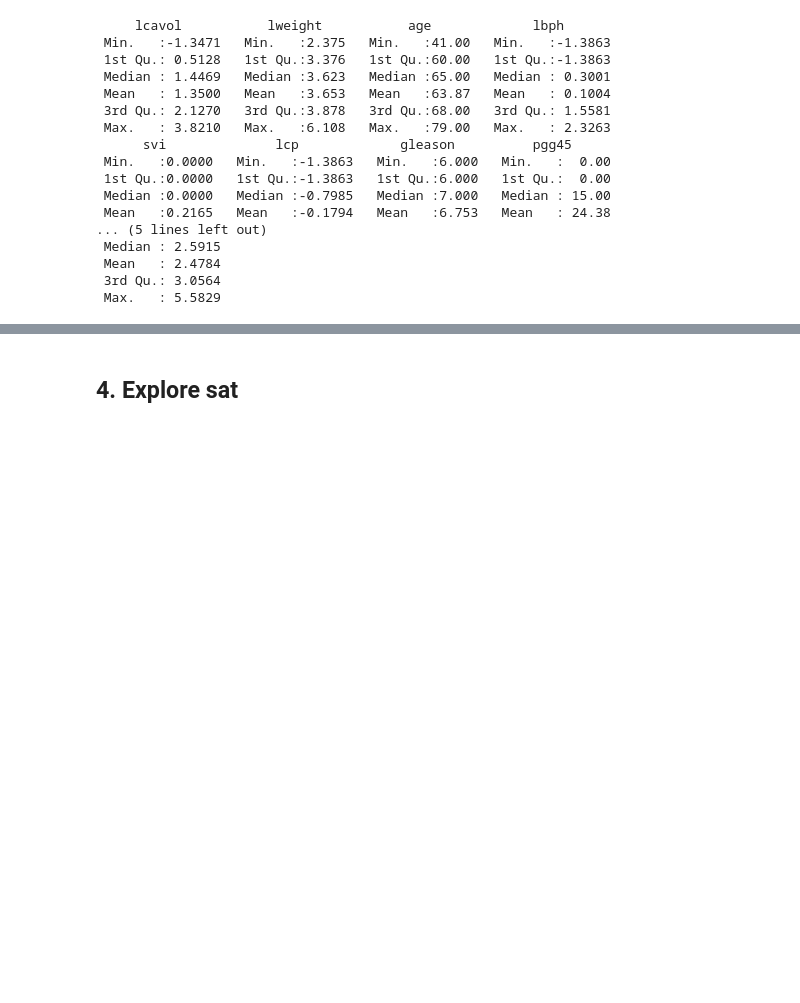
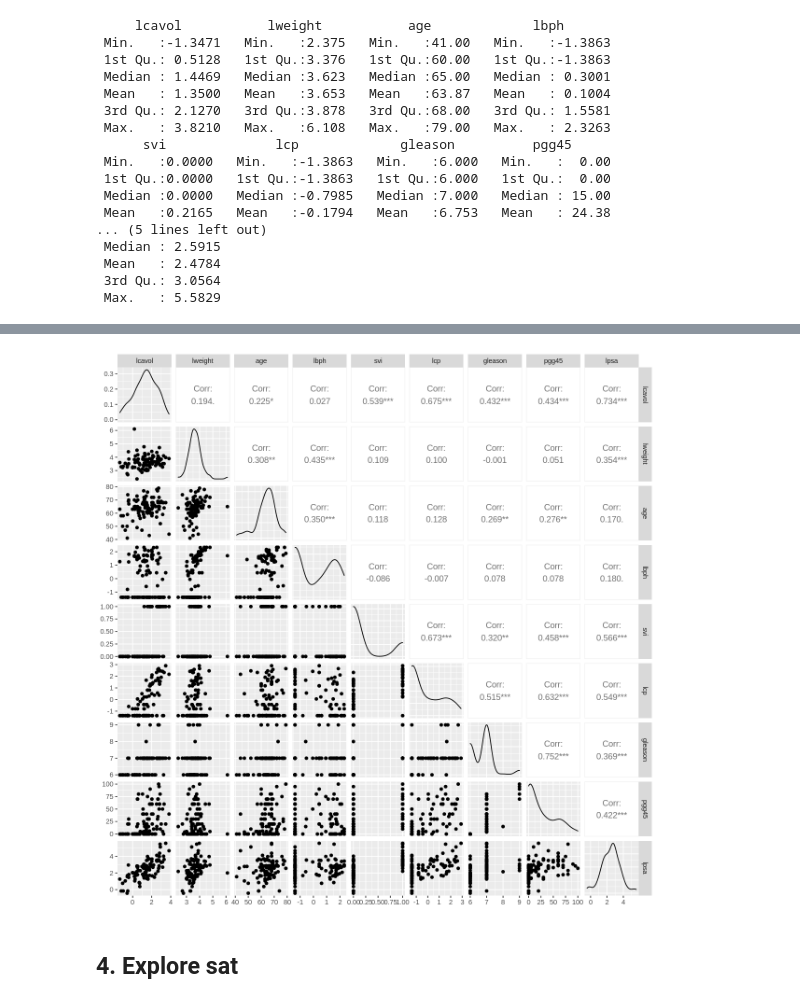
Before and after one commit to j-buss/Linear_Models_with_R, a Jupyter notebook: Chapter_01/Chapter_01_Exercises.ipynb, the cells around one changed output, grey strips where cells are left out. Saved outputs shown, nothing was run; the diff lists cells and outputs as text; code cells hidden in the pictures; blank space fills up the shorter version.

```diff
--- a/Chapter_01/Chapter_01_Exercises.ipynb
+++ b/Chapter_01/Chapter_01_Exercises.ipynb
@@ -210,3 +203,8 @@ ggpairs(prostate)
+# %%
+options(repr.plot.width=10, repr.plot.height=10)
+ggpairs(prostate)
+# %% [output]
+[figure, added]
 # %% [markdown]
 ## 4. Explore sat
 # %%
```
Also changed, not shown: parts of 18 cells of this notebook.
